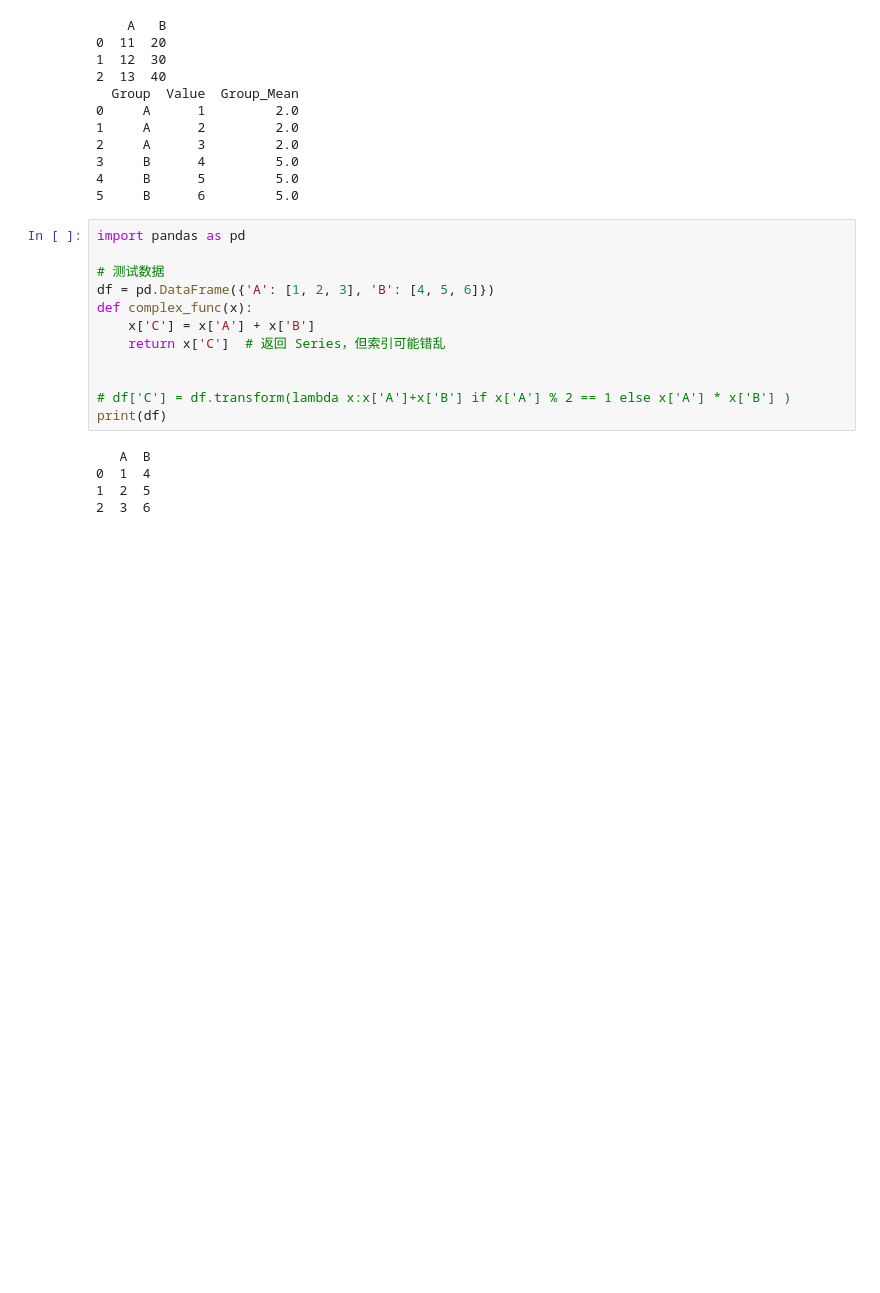
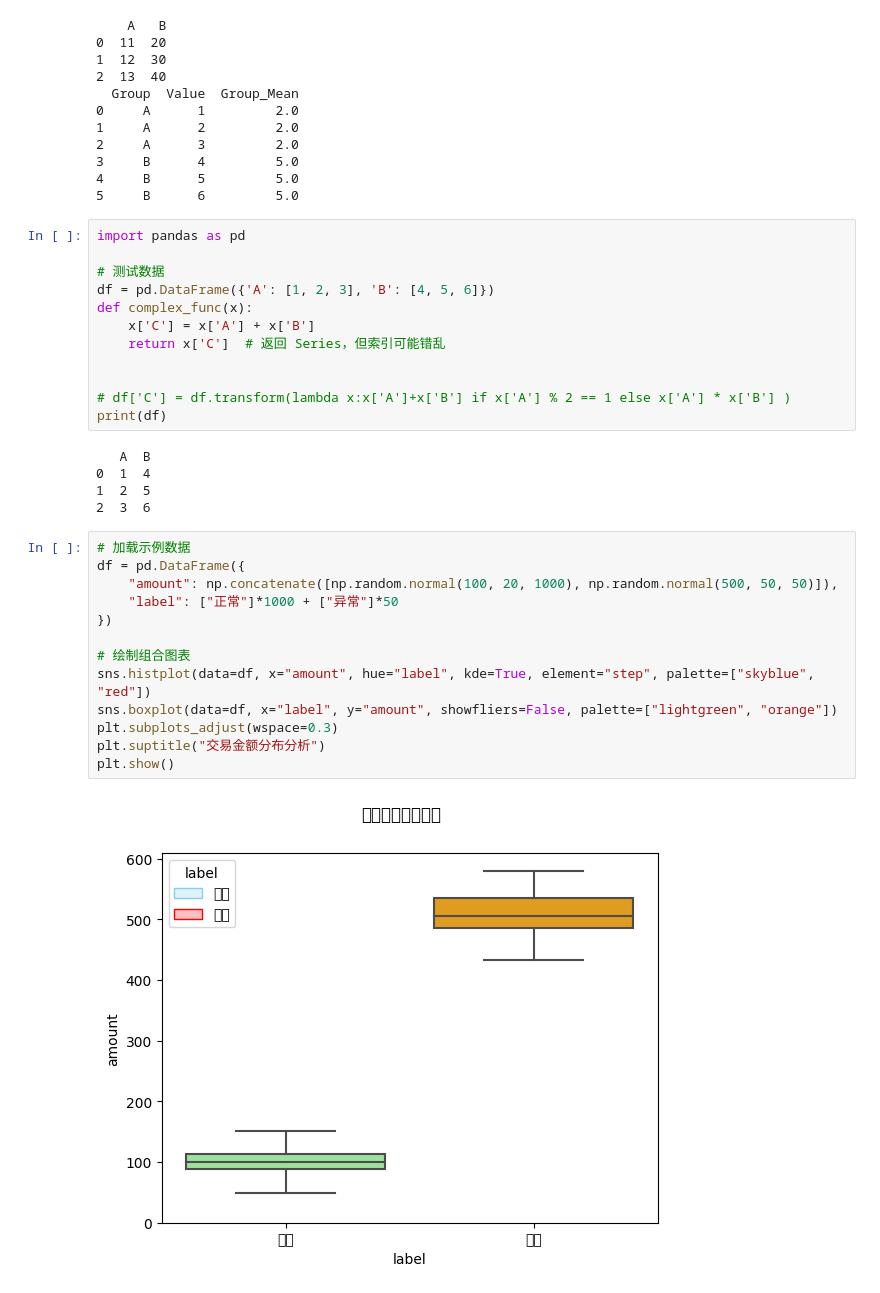
Before and after one commit to taciya/kaggle.atws, a Jupyter notebook: atws-main2.ipynb, the cells around one changed output. Drawn from its saved outputs; the diff is of its cells as text; blank space fills up the shorter version.

```diff
--- a/atws-main2.ipynb
+++ b/atws-main2.ipynb
@@ -492,3 +503,18 @@ print(df)
 0  1  4
 1  2  5
 2  3  6
+# %%
+# 加载示例数据
+df = pd.DataFrame({
+    "amount": np.concatenate([np.random.normal(100, 20, 1000), np.random.normal(500, 50, 50)]),
+    "label": ["正常"]*1000 + ["异常"]*50
+})
+
+# 绘制组合图表
+sns.histplot(data=df, x="amount", hue="label", kde=True, element="step", palette=["skyblue", "red"])
+sns.boxplot(data=df, x="label", y="amount", showfliers=False, palette=["lightgreen", "orange"])
+plt.subplots_adjust(wspace=0.3)
+plt.suptitle("交易金额分布分析")
+plt.show()
+# %% [output]
+[figure, added]
```
Also changed, not shown: parts of 1 cell of this notebook.
